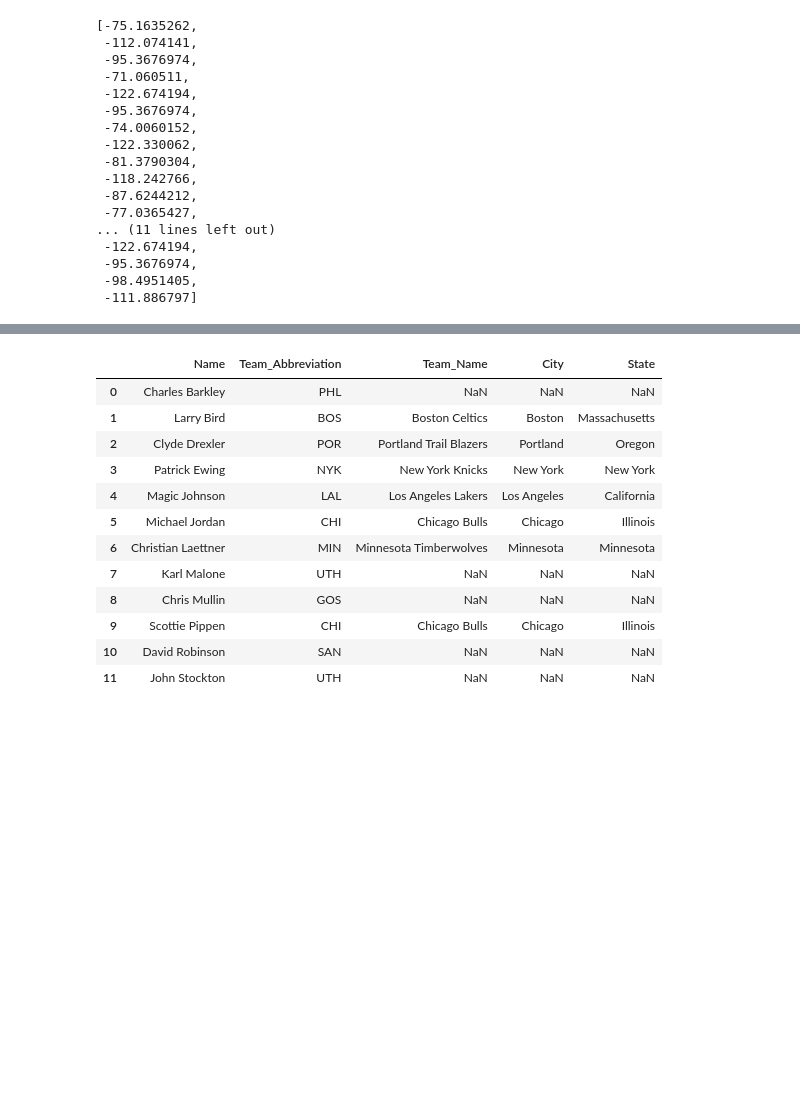
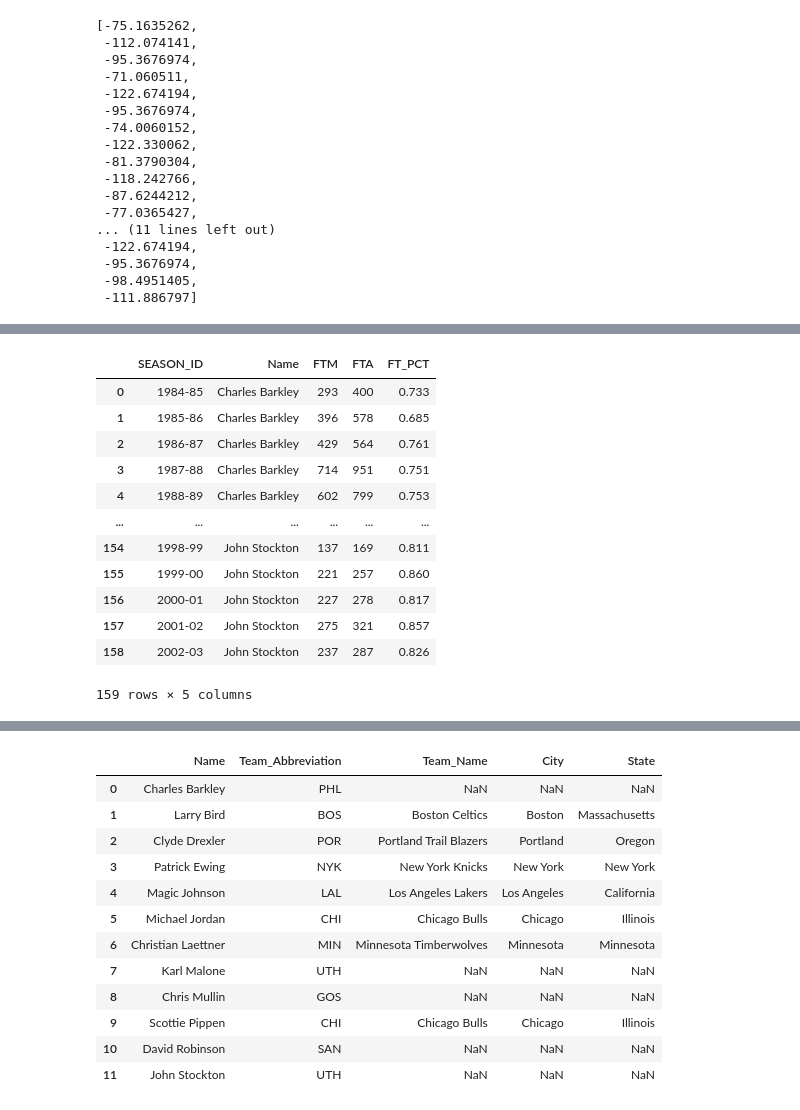
Before and after one commit to e-harrell/dreamteam92, a Jupyter notebook: project notebook.ipynb, the cells around one changed output, grey strips where cells are left out. Saved outputs shown, nothing was run; the diff lists cells and outputs as text; code cells hidden in the pictures; blank space fills up the shorter version.

```diff
--- a/project notebook.ipynb
+++ b/project notebook.ipynb
@@ -531,3 +530,28 @@ fig.show()
 fig=go.Figure().add_trace(go.Box(y=barkley['MIN'], name="Charles Barkley")).add_trace(go.Box(y=bird['MIN'], name="Larry Bird")).add_trace(go.Box(y=drexler['MIN'], name="Clyde Drexler")).add_trace(go.Box(y=ewing['MIN'], name="Patrick Ewing")).add_trace(go.Box(y=johnson['MIN'], name="Magic Johnson")).add_trace(go.Box(y=jordan['MIN'], name="Michael Jordan")).add_trace(go.Box(y=laettner['MIN'], name="Christian Laettner")).add_trace(go.Box(y=malone['MIN'], name="Karl Malone")).add_trace(go.Box(y=mullin['MIN'], name="Chris Mullin")).add_trace(go.Box(y=pippen['MIN'], name="Scottie Pippen")).add_trace(go.Box(y=robinson['MIN'], name="David Robinson")).add_trace(go.Box(y=stockton['MIN'], name="John Stockton")).update_layout(title="Distribution of Total Minutes Played Each NBA Season, by player",xaxis_title="Player").update_layout(
     yaxis=dict(tickformat=",d" ))
 fig.show()
+# %%
+#scatter plot showing number of field goals made by number of field goals attempted
+#deal with multiple season IDs in drexler and laettner dataframes
+#create new dataframe for just free throw information
+#get information for players with single season IDs
+target_categories = ['Charles Barkley','Larry Bird','Patrick Ewing','Magic Johnson',
+        'Michael Jordan', 'Karl Malone','Chris Mullin', 'Scottie Pippen', 'David Robinson', 'John Stockton']
+is_in_target_categories = df_all['Name'].isin(target_categories)
+df_ft=df_all.loc[is_in_target_categories,
+                 ['SEASON_ID','Name', 'FTM','FTA','FT_PCT']].reset_index(drop=True)
+df_ft
+# %% [output]
+|  | SEASON_ID | Name | FTM | FTA | FT_PCT |
+| 0 | 1984-85 | Charles Barkley | 293 | 400 | 0.733 |
+| 1 | 1985-86 | Charles Barkley | 396 | 578 | 0.685 |
+| 2 | 1986-87 | Charles Barkley | 429 | 564 | 0.761 |
+| 3 | 1987-88 | Charles Barkley | 714 | 951 | 0.751 |
+| 4 | 1988-89 | Charles Barkley | 602 | 799 | 0.753 |
+| ... | ... | ... | ... | ... | ... |
+| 154 | 1998-99 | John Stockton | 137 | 169 | 0.811 |
+| 155 | 1999-00 | John Stockton | 221 | 257 | 0.860 |
+| 156 | 2000-01 | John Stockton | 227 | 278 | 0.817 |
+| 157 | 2001-02 | John Stockton | 275 | 321 | 0.857 |
+| 158 | 2002-03 | John Stockton | 237 | 287 | 0.826 |
+159 rows × 5 columns
```
Also changed, not shown: parts of 7 cells of this notebook.
